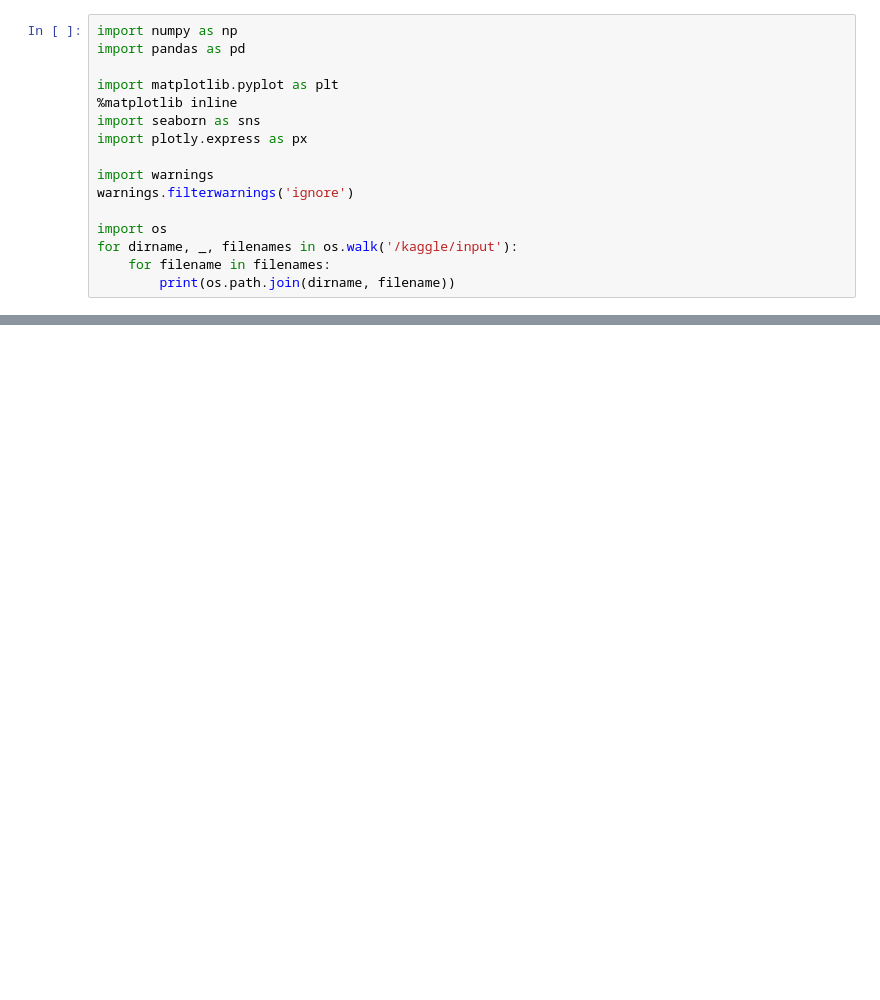
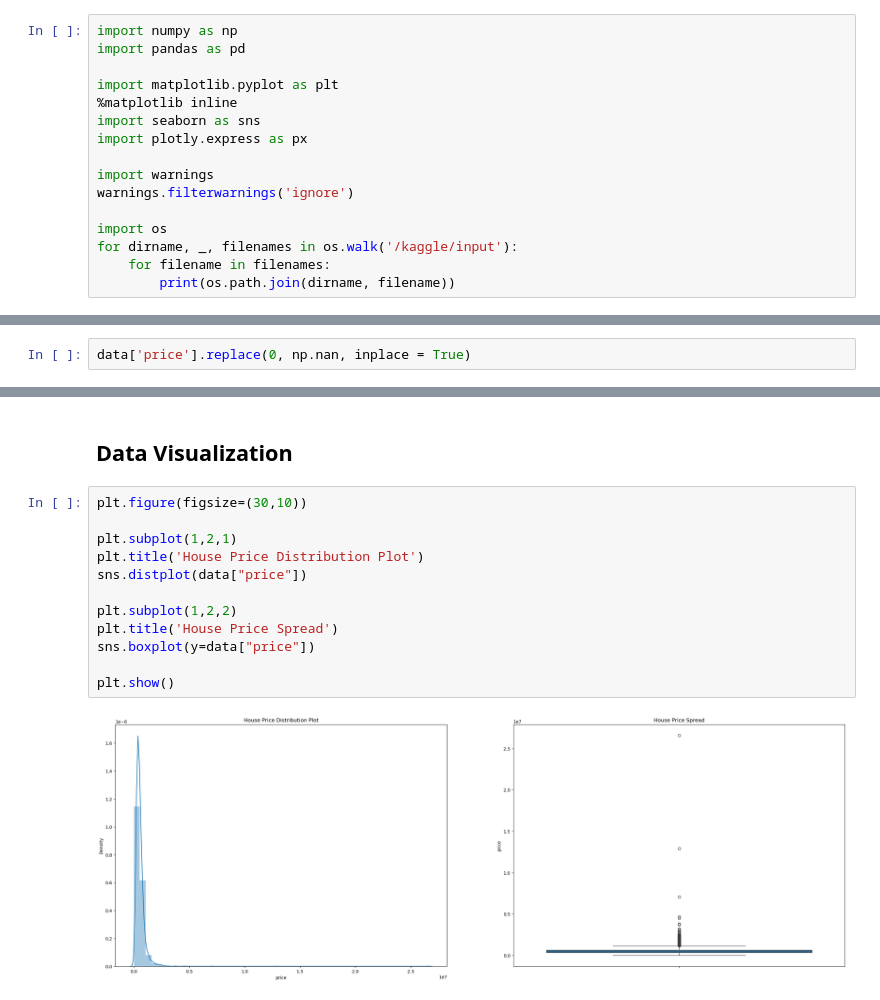
Before and after one commit to TakibYeasar/Machine-Learning-Tutorial, a Jupyter notebook: Linear Regression/Linear Regression.ipynb, the cells around one changed output, grey strips where cells are left out. Drawn from its saved outputs; the diff is of its cells as text; blank space fills up the shorter version.

```diff
--- a/Linear Regression/Linear Regression.ipynb
+++ b/Linear Regression/Linear Regression.ipynb
@@ -71,0 +123,2 @@ Number of duplicates are :  0
+# %%
+data['price'].replace(0, np.nan, inplace = True)
@@ -71,0 +249,16 @@ Number of duplicates are :  0
+# %% [markdown]
+## Data Visualization
+# %%
+plt.figure(figsize=(30,10))
+
+plt.subplot(1,2,1)
+plt.title('House Price Distribution Plot')
+sns.distplot(data["price"])
+
+plt.subplot(1,2,2)
+plt.title('House Price Spread')
+sns.boxplot(y=data["price"])
+
+plt.show()
+# %% [output]
+[figure, added]
```
Also changed, not shown: parts of 61 cells of this notebook, 7 other files.
